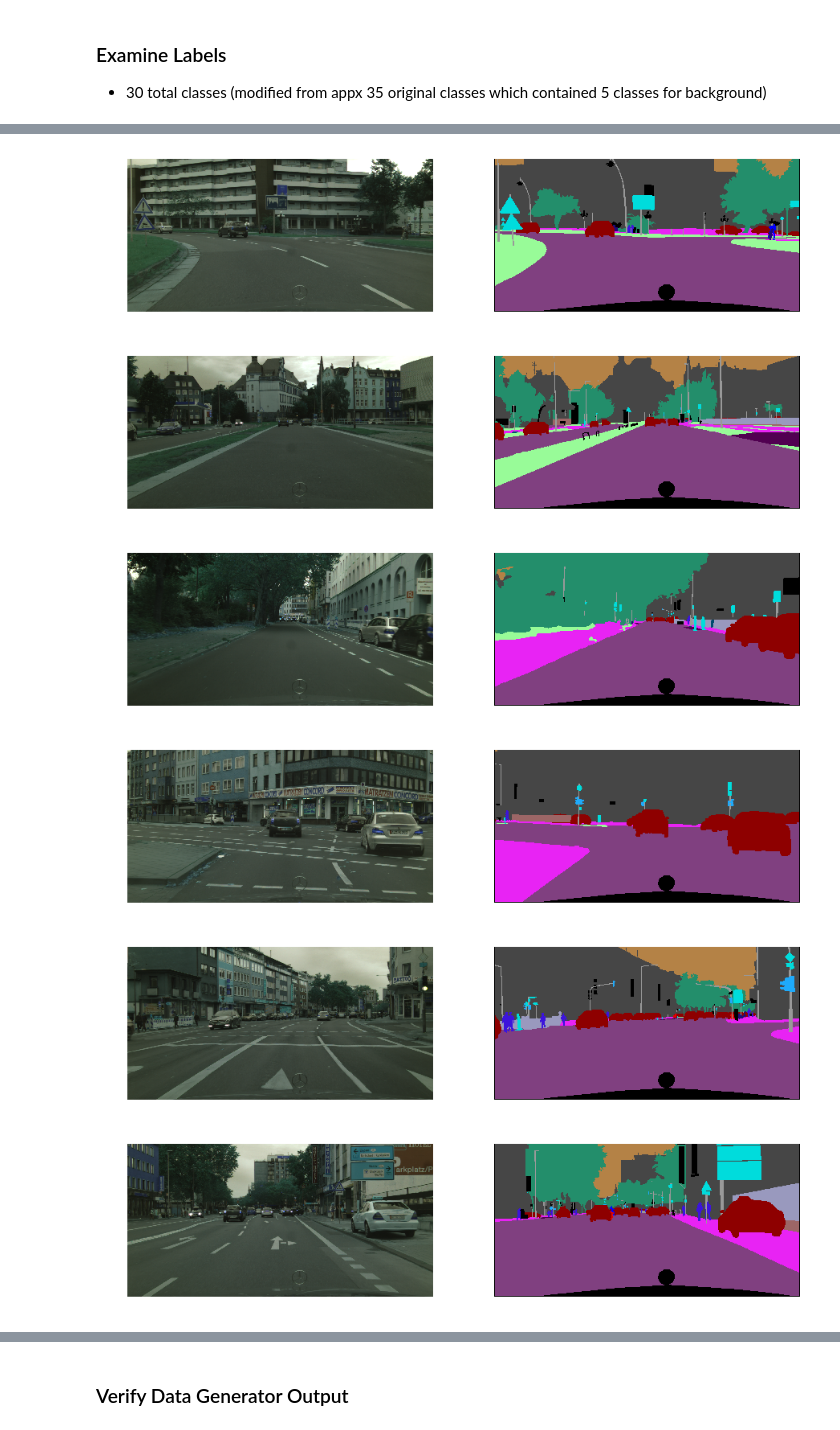
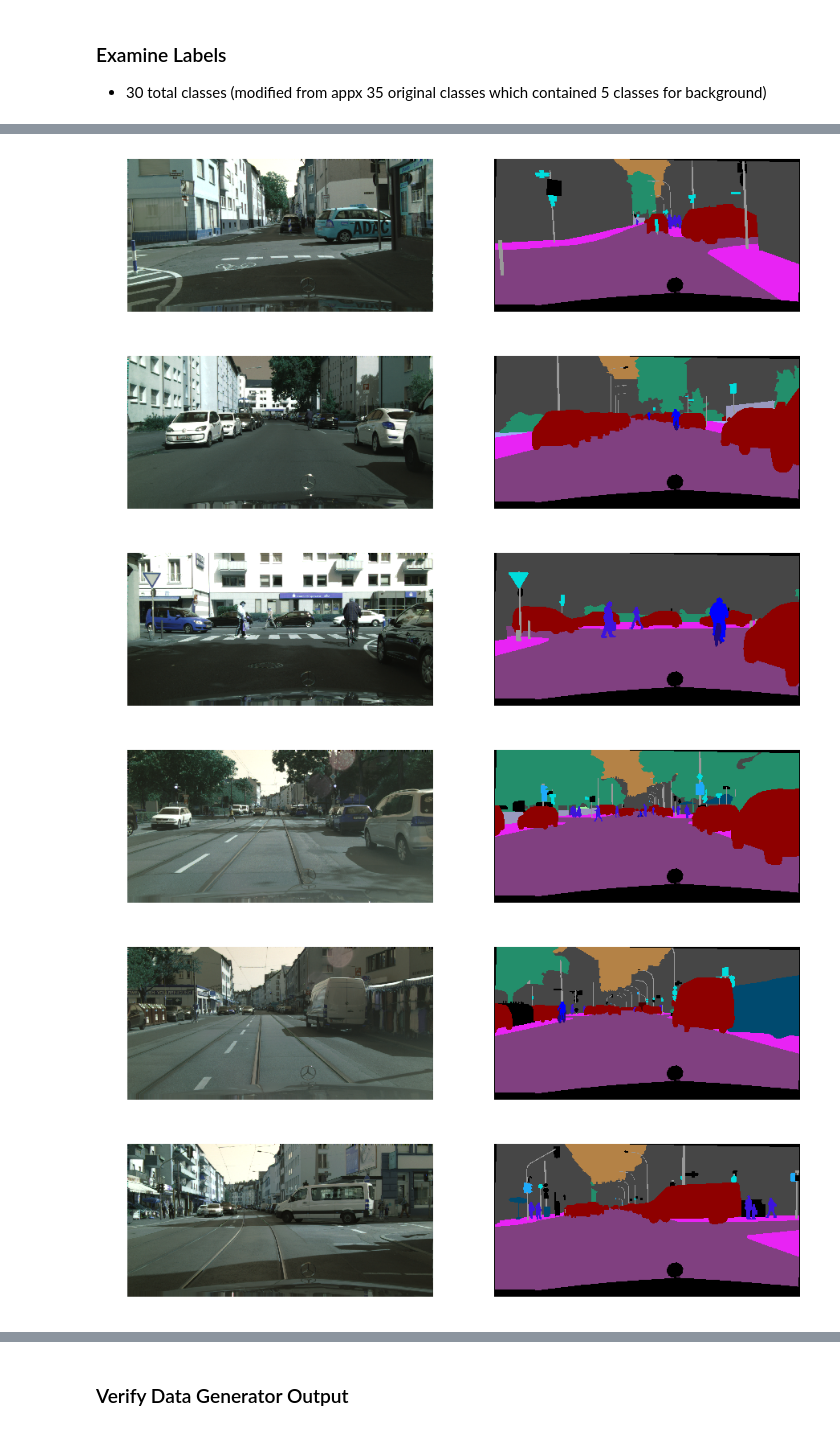
Before and after one commit to rosegao/Active_Learning_Segmentation_Benchmarking, a Jupyter notebook: CityScapes Dataset.ipynb, the cells around one changed output, grey strips where cells are left out. Drawn from its saved outputs; the diff is of its cells as text; code cells hidden in the pictures.

```diff
--- a/CityScapes Dataset.ipynb
+++ b/CityScapes Dataset.ipynb
@@ -67,12 +67,11 @@ class2color
  28: (0, 0, 230),
  29: (119, 11, 32)}
 # %%
-SampleDataVisualizer(img_path=IMG_PATH, seg_path=SEG_PATH, split='TRAIN',
-                        width=224, height=224)
+SampleDataVisualizer(img_path=IMG_PATH, seg_path=SEG_PATH, split='val')
 # %% [output]
-[figure, old version]
+[figure, new version]
-[figure, old version]
+[figure, new version]
-[figure, old version]
+[figure, new version]
-[figure, old version]
+[figure, new version]
-[figure, old version]
+[figure, new version]
-[figure, old version]
+[figure, new version]
```
Also changed, not shown: parts of 2 cells of this notebook, 4 other files.
